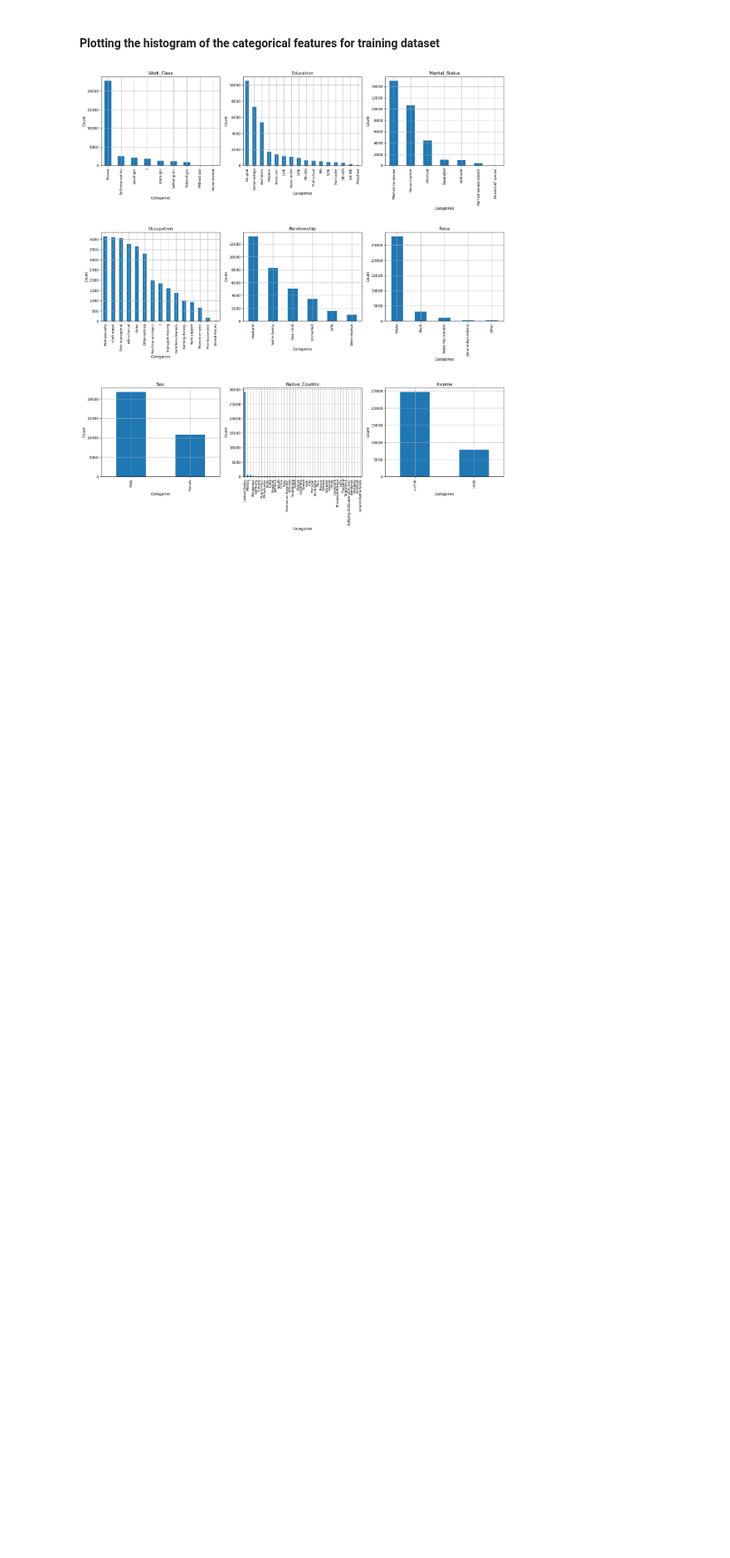
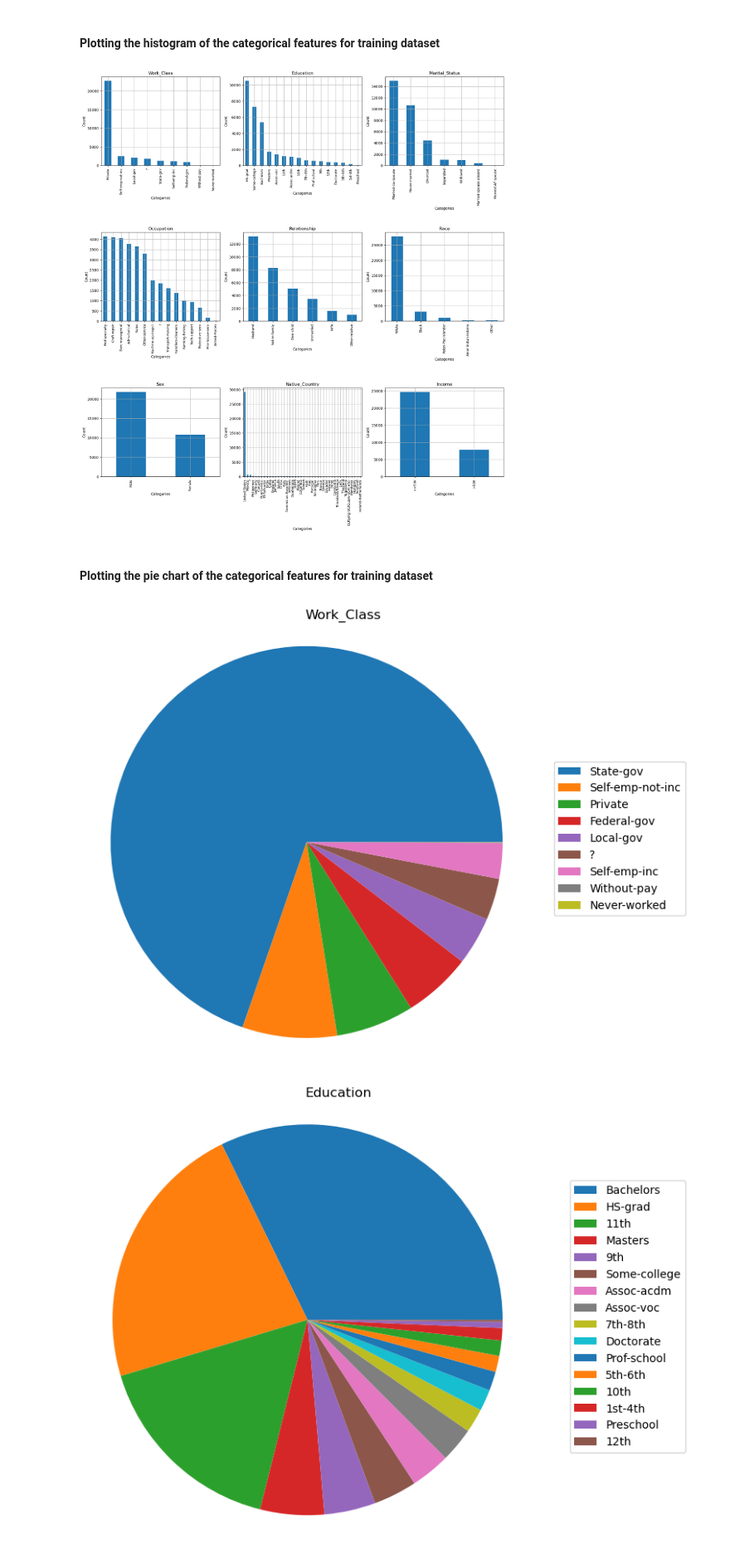
Before and after one commit to ErfanRasti/DataMining-Projects, a Jupyter notebook: ClassificationProject/main.ipynb, the cells around one changed output. Shown: that part at 83% size. Cells and saved outputs as stored; diff of their text form; code cells hidden in the pictures; blank space fills up the shorter version.

Commit message:
Plotting the pie charts

```diff
--- a/ClassificationProject/main.ipynb
+++ b/ClassificationProject/main.ipynb
@@ -143,3 +143,16 @@ for i, col in enumerate(categorical_features):
     plt.xticks(fontsize=9)
 # %% [output]
 [figure]
+# %% [markdown]
+#### Plotting the pie chart of the categorical features for training dataset
+# %%
+for i, col in enumerate(list(filter(lambda x: x!='Native_Country', categorical_features))):
+    plt.figure(figsize=(7, 7))
+    plt.pie(train_ds[col].value_counts())
+    title = plt.title(col)
+    title.set_ha("left")
+    plt.legend(train_ds[col].unique(), bbox_to_anchor=(1.2,0.5), loc="center right", fontsize=10,
+           bbox_transform=plt.gcf().transFigure)
+# %% [output]
+[figure, added]
+[figure, added]
```
Also changed, not shown: parts of 2 cells of this notebook.
